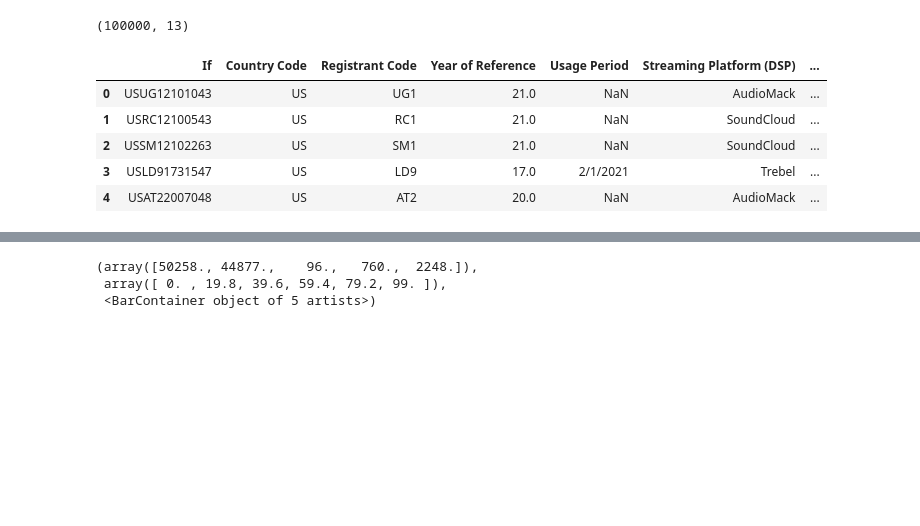
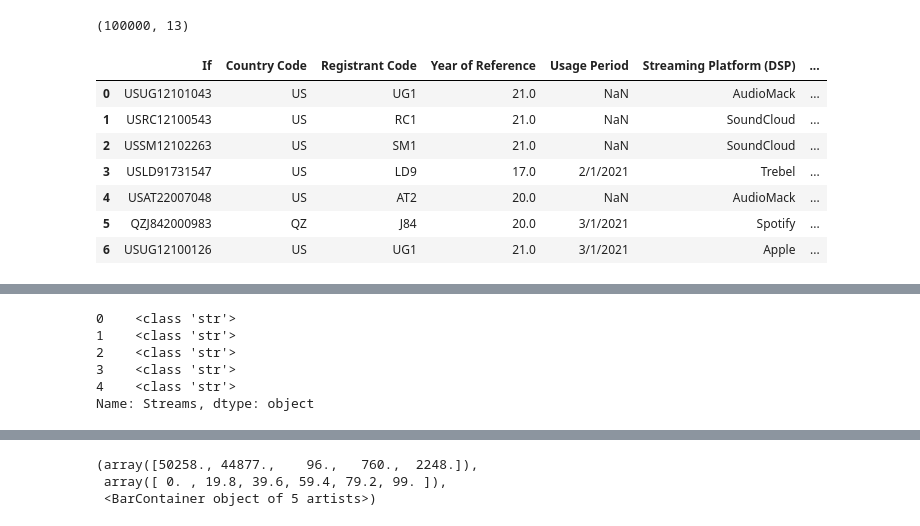
Before and after one commit to LJRollerII/mlc-project-napster, a Jupyter notebook: Notebooks/Napster_Find.ipynb, the cells around one changed output, grey strips where cells are left out. Drawn from its saved outputs; the diff is of its cells as text; code cells hidden in the pictures; blank space fills up the shorter version.

```diff
--- a/Notebooks/Napster_Find.ipynb
+++ b/Notebooks/Napster_Find.ipynb
@@ -14,14 +20,16 @@ napster_df.shape
 # %% [output]
 (100000, 13)
 # %%
-napster_df.head()
+napster_df.head(7)
 # %% [output]
 |  | If | Country Code | Registrant Code | Year of Reference | Usage Period | Streaming Platform (DSP) | ... |
 | 0 | USUG12101043 | US | UG1 | 21.0 | NaN | AudioMack | ... |
 | 1 | USRC12100543 | US | RC1 | 21.0 | NaN | SoundCloud | ... |
 | 2 | USSM12102263 | US | SM1 | 21.0 | NaN | SoundCloud | ... |
 | 3 | USLD91731547 | US | LD9 | 17.0 | 2/1/2021 | Trebel | ... |
 | 4 | USAT22007048 | US | AT2 | 20.0 | NaN | AudioMack | ... |
+| 5 | QZJ842000983 | QZ | J84 | 20.0 | 3/1/2021 | Spotify | ... |
+| 6 | USUG12100126 | US | UG1 | 21.0 | 3/1/2021 | Apple | ... |
 # %%
 napster_df.dtypes
 # %% [output]
@@ -41,0 +54,9 @@ dtype: object
+# %%
+napster_df['Streams'].map(type).head()
+# %% [output]
+0    <class 'str'>
+1    <class 'str'>
+2    <class 'str'>
+3    <class 'str'>
+4    <class 'str'>
+Name: Streams, dtype: object
```
Also changed, not shown: parts of 76 cells of this notebook.
